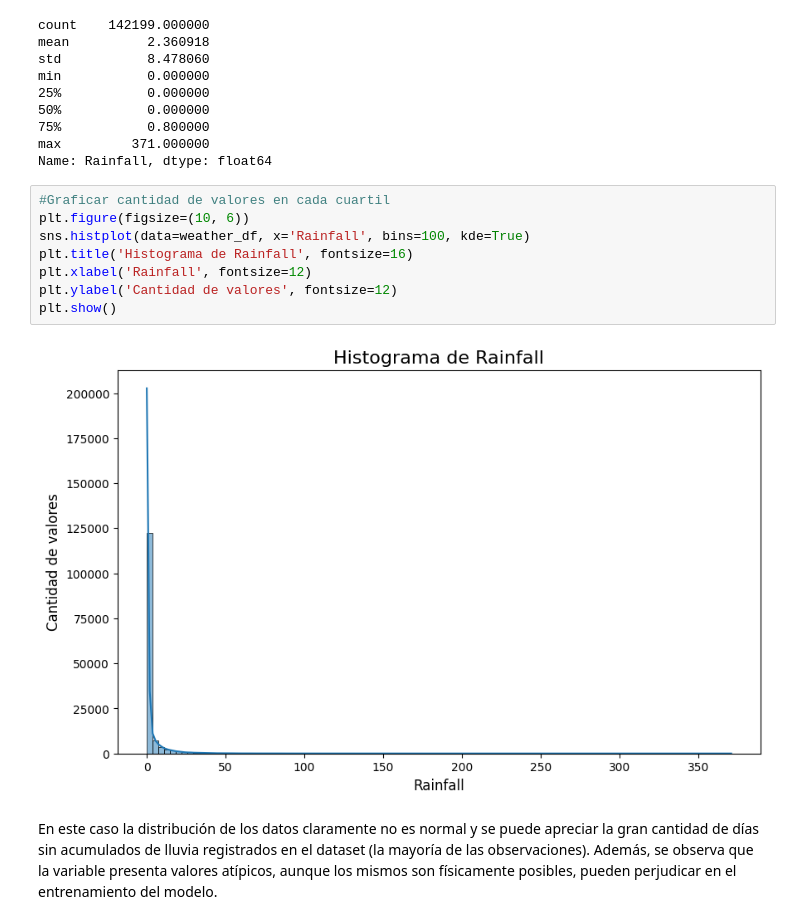
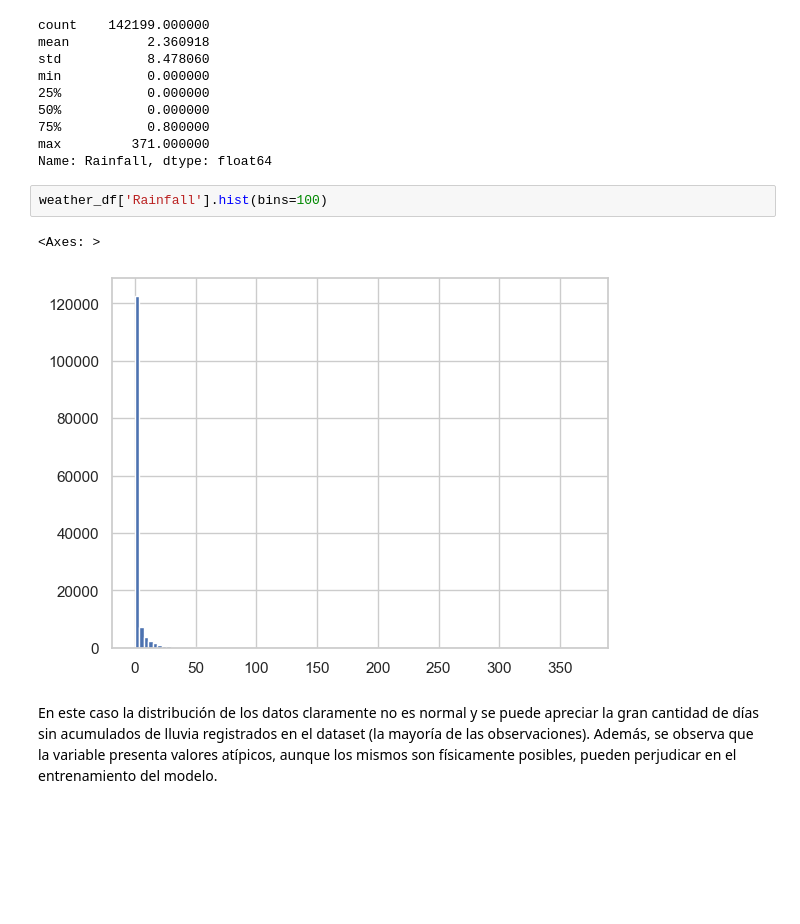
Before and after one commit to diegosarina-ceia/AMq1, a Jupyter notebook: TP_Final_AD_WeatherAustralia.ipynb, the cells around one changed output. Saved outputs shown, nothing was run; the diff lists cells and outputs as text; blank space fills up the shorter version.

```diff
--- a/TP_Final_AD_WeatherAustralia.ipynb
+++ b/TP_Final_AD_WeatherAustralia.ipynb
@@ -276,16 +365,11 @@ min           0.000000
 75%           0.800000
 max         371.000000
 Name: Rainfall, dtype: float64
-# %%
-#Graficar cantidad de valores en cada cuartil
-plt.figure(figsize=(10, 6))
-sns.histplot(data=weather_df, x='Rainfall', bins=100, kde=True)
-plt.title('Histograma de Rainfall', fontsize=16)
-plt.xlabel('Rainfall', fontsize=12)
-plt.ylabel('Cantidad de valores', fontsize=12)
-plt.show()
-# %% [output]
-[figure, removed]
+# %%
+weather_df['Rainfall'].hist(bins=100)
+# %% [output]
+<Axes: >
+[figure, added]
 # %% [markdown]
 En este caso la distribución de los datos claramente no es normal y se puede apreciar la gran cantidad de días sin acumulados de lluvia registrados en el dataset (la mayoría de las observaciones). Además, se observa que la variable presenta valores atípicos, aunque los mismos son físicamente posibles, pueden perjudicar en el entrenamiento del modelo.
 # %%
```
Also changed, not shown: parts of 23 cells of this notebook.
